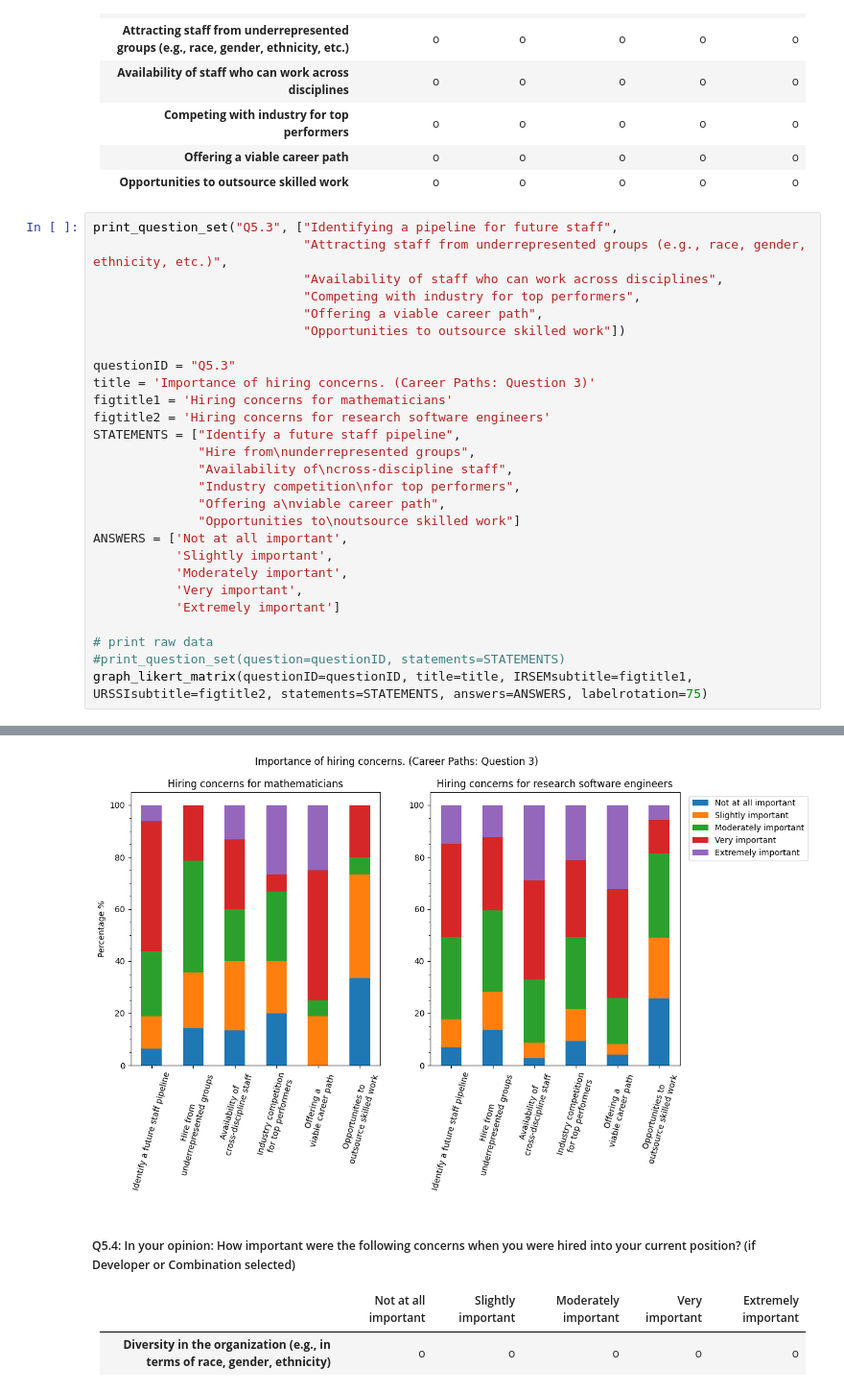
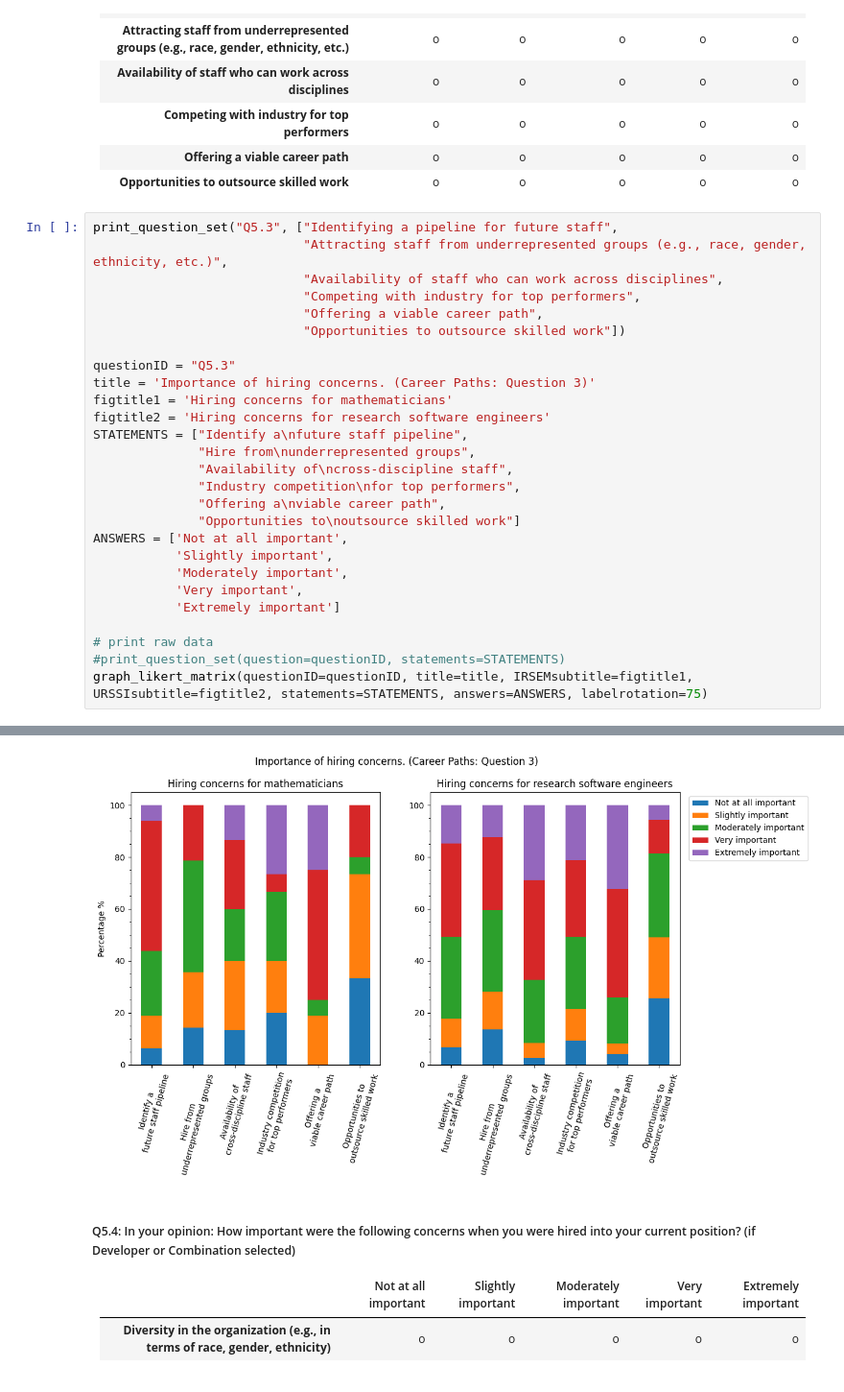
Before and after one commit to Not-Abram/Survey-for-Improving-Research-Software-Engineering-in-Mathematics, a Jupyter notebook: notebooks/surveydatacomparison.ipynb, the cells around one changed output, grey strips where cells are left out. Shown at 96% size. Drawn from its saved outputs; the diff is of its cells as text.

```diff
--- a/notebooks/surveydatacomparison.ipynb
+++ b/notebooks/surveydatacomparison.ipynb
@@ -1209,40 +1209,40 @@ questionID = "Q5.3"
 title = 'Importance of hiring concerns. (Career Paths: Question 3)'
 figtitle1 = 'Hiring concerns for mathematicians'
 figtitle2 = 'Hiring concerns for research software engineers'
-STATEMENTS = ["Identify a future staff pipeline",
+STATEMENTS = ["Identify a\nfuture staff pipeline",
               "Hire from\nunderrepresented groups",
               "Availability of\ncross-discipline staff",
               "Industry competition\nfor top performers",
               "Offering a\nviable career path",
               "Opportunities to\noutsource skilled work"]
 ANSWERS = ['Not at all important',
            'Slightly important',
            'Moderately important',
            'Very important',
            'Extremely important']
 
 # print raw data
 #print_question_set(question=questionID, statements=STATEMENTS)
 graph_likert_matrix(questionID=questionID, title=title, IRSEMsubtitle=figtitle1, URSSIsubtitle=figtitle2, statements=STATEMENTS, answers=ANSWERS, labelrotation=75)
 # %% [output]
 Identifying a pipeline for future staff:
 
                       IRSEM survey: counts  percentages
 Q5.3_1
 Very important                         8.0         0.50
 Moderately important                   4.0         0.25
 Slightly important                     2.0         0.12
 Extremely important                    1.0         0.06
 Not at all important                   1.0         0.06
 TOTAL:                                16.0         0.99
 
  - - - - -
 ... (122 lines left out)
 Slightly important                   152.0         0.23
 Very important                        84.0         0.13
 Extremely important                   37.0         0.06
 TOTAL:                               649.0         1.00
-[figure, old version]
+[figure, new version]
 # %% [markdown]
 ##### Q5.4: In your opinion: How important were the following concerns when you were hired into your current position? (if Developer or Combination selected)
 
```
Also changed, not shown: parts of 8 cells of this notebook, 1 other file.
